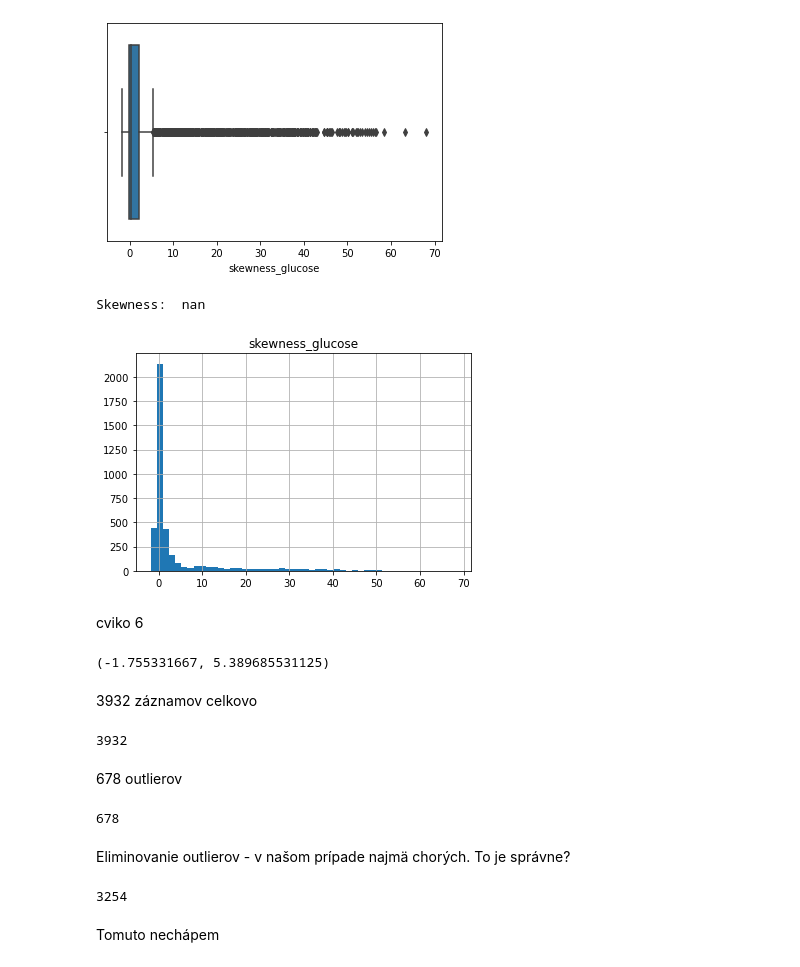
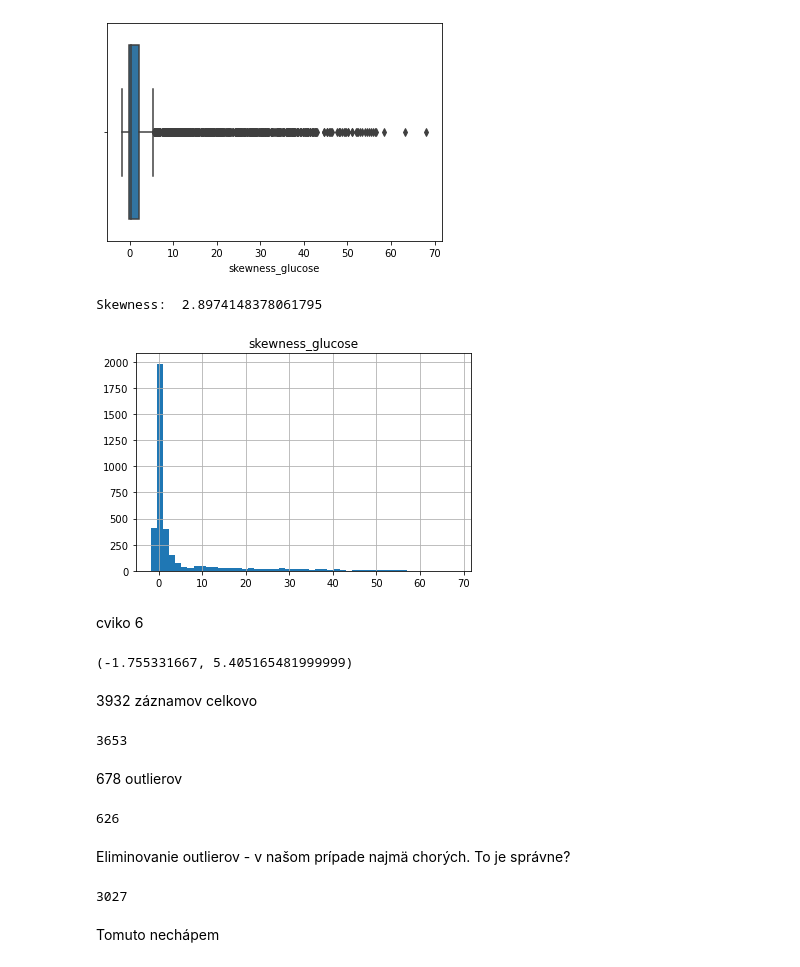
Before and after one commit to JKBGIT1/IAU_Project, a Jupyter notebook: 2.Phase_Hlavačka-Vančo.ipynb, the cells around one changed output. Saved outputs shown, nothing was run; the diff lists cells and outputs as text; code cells hidden in the pictures.

```diff
--- a/2.Phase_Hlavačka-Vančo.ipynb
+++ b/2.Phase_Hlavačka-Vančo.ipynb
@@ -525,0 +528,2 @@ sns.displot(copy_joined['skewness_oxygen'], kde=True, bins=30)
+# %%
+copy_joined = copy_joined.drop(columns=['date_of_birth', 'city', 'street'])
@@ -525,0 +532,2 @@ sns.displot(copy_joined['skewness_oxygen'], kde=True, bins=30)
+# %%
+copy_joined['marital-status'] = copy_joined['marital-status'].replace(np.nan, 'undefined')
@@ -525,0 +536,2 @@ sns.displot(copy_joined['skewness_oxygen'], kde=True, bins=30)
+# %%
+copy_joined = copy_joined.dropna()
@@ -536,36 +568,36 @@ sns.boxplot(x='skewness_glucose', data=df_joined)
 <matplotlib.axes._subplots.AxesSubplot at 0x...>
 [figure]
 # %%
-pom = df_joined['skewness_glucose'].hist(bins=50)
+pom = copy_joined['skewness_glucose'].hist(bins=50)
 pom.set_title('skewness_glucose')
 
-print('Skewness: ', stats.skew(df_joined['skewness_glucose']))
+print('Skewness: ', stats.skew(copy_joined['skewness_glucose']))
 # %% [output]
-Skewness:  nan
+Skewness:  2.8974148378061795
-[figure, old version]
+[figure, new version]
 # %% [markdown]
 cviko 6
 # %%
-descr = df_joined['skewness_glucose'].describe()
+descr = copy_joined['skewness_glucose'].describe()
 whisker_r = descr['75%'] + (1.5 * (descr['75%'] - descr['25%']))
 whisker_r
 
-descr = df_joined['skewness_glucose'].describe()
+descr = copy_joined['skewness_glucose'].describe()
 whisker_r = np.min([descr['max'], descr['75%'] + (1.5 * (descr['75%'] - descr['25%']))])
 whisker_l = np.max([descr['min'], descr['25%'] - (1.5 * (descr['75%'] - descr['25%']))])
 whisker_l, whisker_r
 # %% [output]
-(-1.755331667, 5.389685531125)
+(-1.755331667, 5.405165481999999)
 # %% [markdown]
 3932 záznamov celkovo
 # %%
-(df_joined['skewness_glucose']).count()
+(copy_joined['skewness_glucose']).count()
 # %% [output]
-3932
+3653
 # %% [markdown]
 678 outlierov
 # %%
-sum(df_joined['skewness_glucose'] > whisker_r) + sum(df_joined['skewness_glucose'] < whisker_l)
+sum(copy_joined['skewness_glucose'] > whisker_r) + sum(copy_joined['skewness_glucose'] < whisker_l)
 # %% [output]
-678
+626
 # %%
@@ -575,9 +607,9 @@ for i in df_joined.index:
 # %% [markdown]
 Eliminovanie outlierov - v našom prípade najmä chorých. To je správne?
 # %%
-(df_joined['skewness_glucose']).count()
+(copy_joined['skewness_glucose']).count()
 # %% [output]
-3254
+3027
 # %% [markdown]
 Tomuto nechápem
 # %%
```
Also changed, not shown: parts of 13 cells of this notebook.
